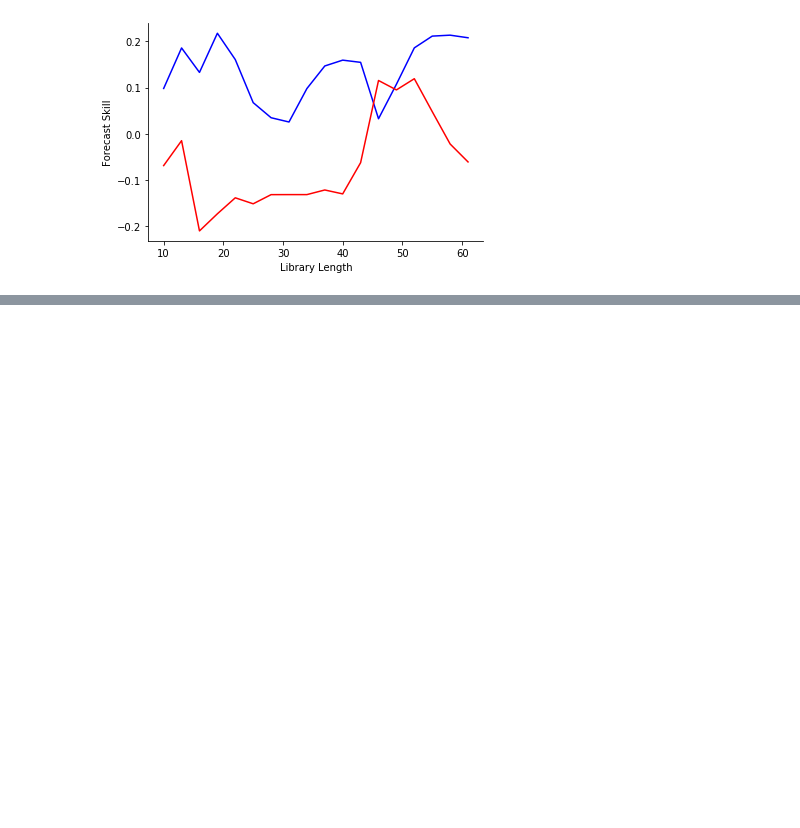
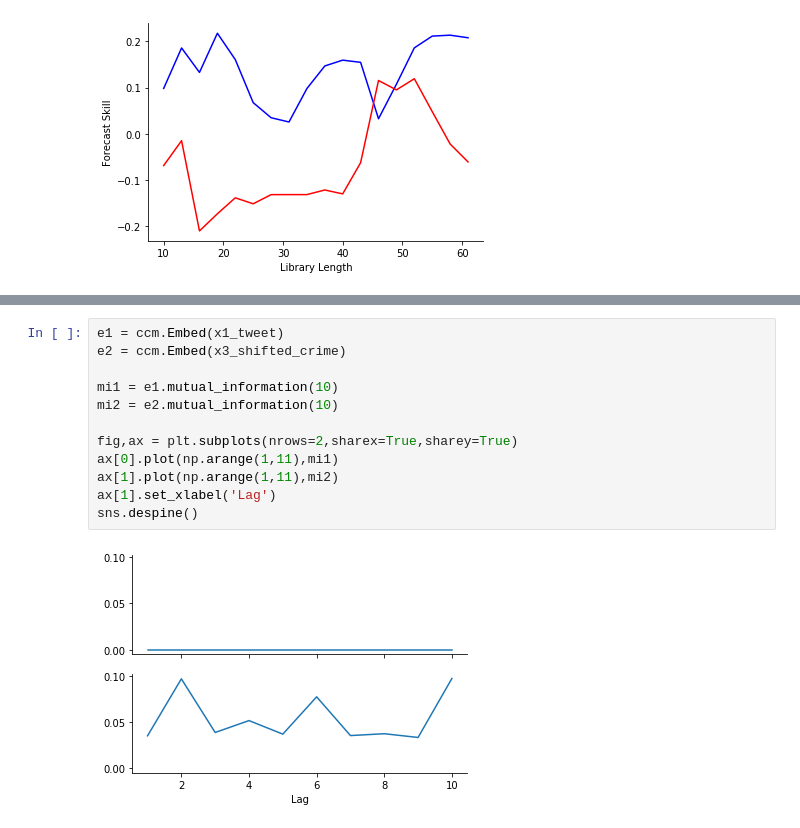
Before and after one commit to cenxi-si/DS-industry-project-group35, a Jupyter notebook: CCM_MisogynyTweet_vs_RapeCount.ipynb, the cells around one changed output, grey strips where cells are left out. Drawn from its saved outputs; the diff is of its cells as text; blank space fills up the shorter version.

```diff
--- a/CCM_MisogynyTweet_vs_RapeCount.ipynb
+++ b/CCM_MisogynyTweet_vs_RapeCount.ipynb
@@ -467,0 +743,14 @@ sns.despine()
+# %%
+e1 = ccm.Embed(x1_tweet)
+e2 = ccm.Embed(x3_shifted_crime)
+
+mi1 = e1.mutual_information(10)
+mi2 = e2.mutual_information(10)
+
+fig,ax = plt.subplots(nrows=2,sharex=True,sharey=True)
+ax[0].plot(np.arange(1,11),mi1)
+ax[1].plot(np.arange(1,11),mi2)
+ax[1].set_xlabel('Lag')
+sns.despine()
+# %% [output]
+[figure, added]
```
Also changed, not shown: parts of 37 cells of this notebook.
